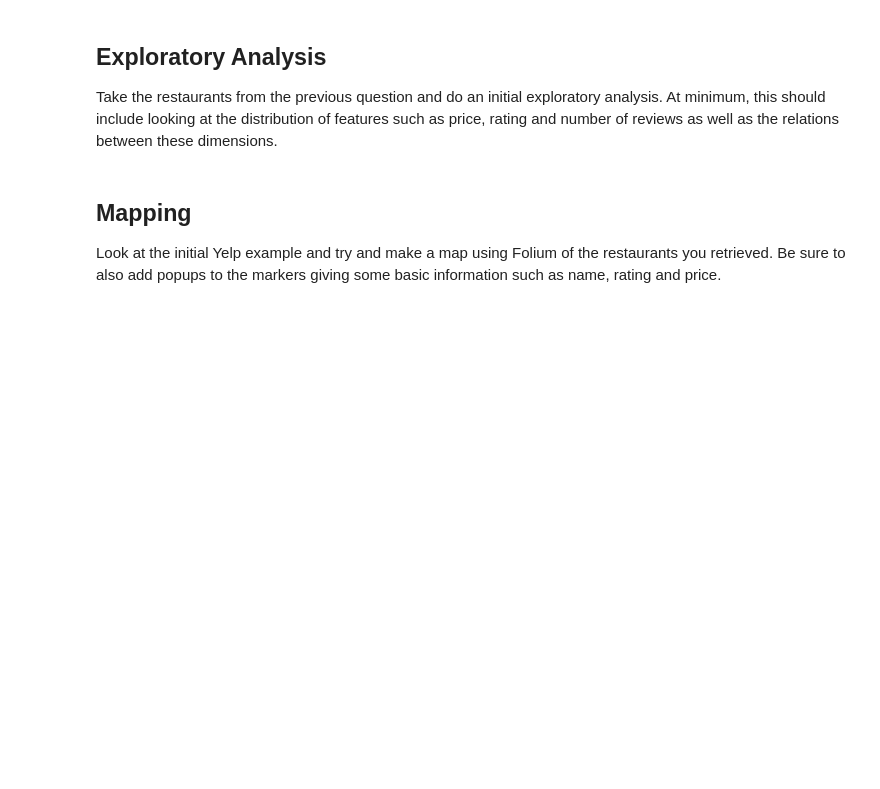
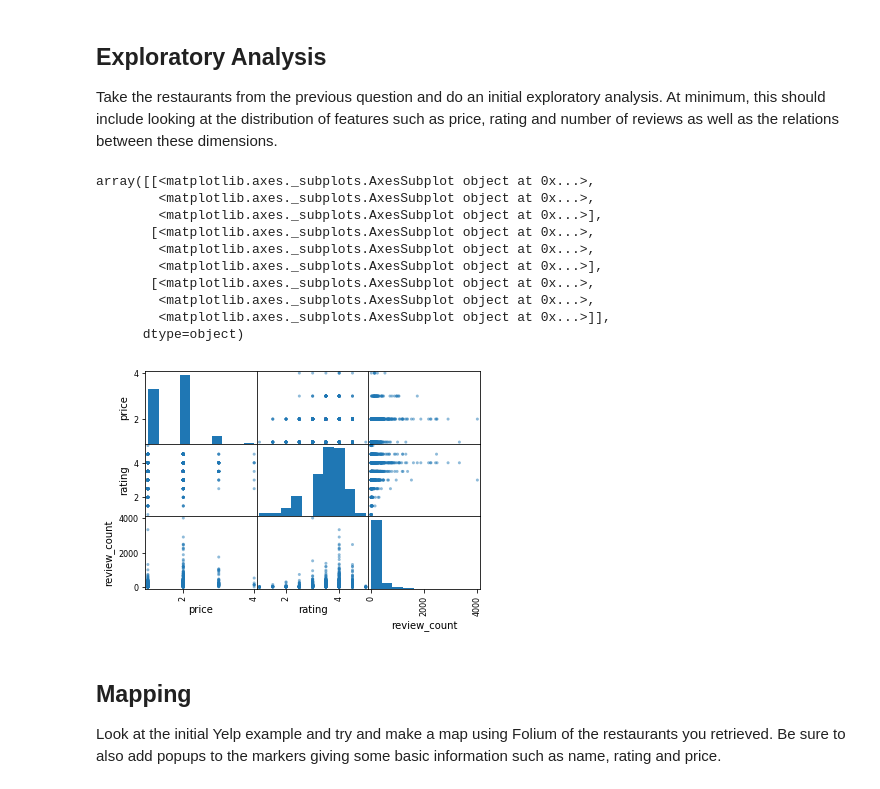
Before and after one commit to learn-co-curriculum/dsc-apis-lab, a Jupyter notebook: index.ipynb, the cells around one changed output. Cells and saved outputs as stored; diff of their text form; code cells hidden in the pictures; blank space fills up the shorter version.

```diff
--- a/index.ipynb
+++ b/index.ipynb
@@ -100,13 +117,24 @@ Take the restaurants from the previous question and do an initial exploratory an
 # %%
 import matplotlib.pyplot as plt
 %matplotlib inline
 
 df.price = df.price.fillna(value=0)
 price_dict = {"$": 1, "$$":2, "$$$": 3, "$$$$":4}
 df.price = df.price.map(price_dict)
 
 pd.plotting.scatter_matrix(df[['price', 'rating', 'review_count']])
-Out[5]:
+# %% [output]
+array([[<matplotlib.axes._subplots.AxesSubplot object at 0x...>,
+        <matplotlib.axes._subplots.AxesSubplot object at 0x...>,
+        <matplotlib.axes._subplots.AxesSubplot object at 0x...>],
+       [<matplotlib.axes._subplots.AxesSubplot object at 0x...>,
+        <matplotlib.axes._subplots.AxesSubplot object at 0x...>,
+        <matplotlib.axes._subplots.AxesSubplot object at 0x...>],
+       [<matplotlib.axes._subplots.AxesSubplot object at 0x...>,
+        <matplotlib.axes._subplots.AxesSubplot object at 0x...>,
+        <matplotlib.axes._subplots.AxesSubplot object at 0x...>]],
+      dtype=object)
+[figure, added]
 # %% [markdown]
 ## Mapping
 
```
Also changed, not shown: parts of 5 cells of this notebook, 2 other files.
